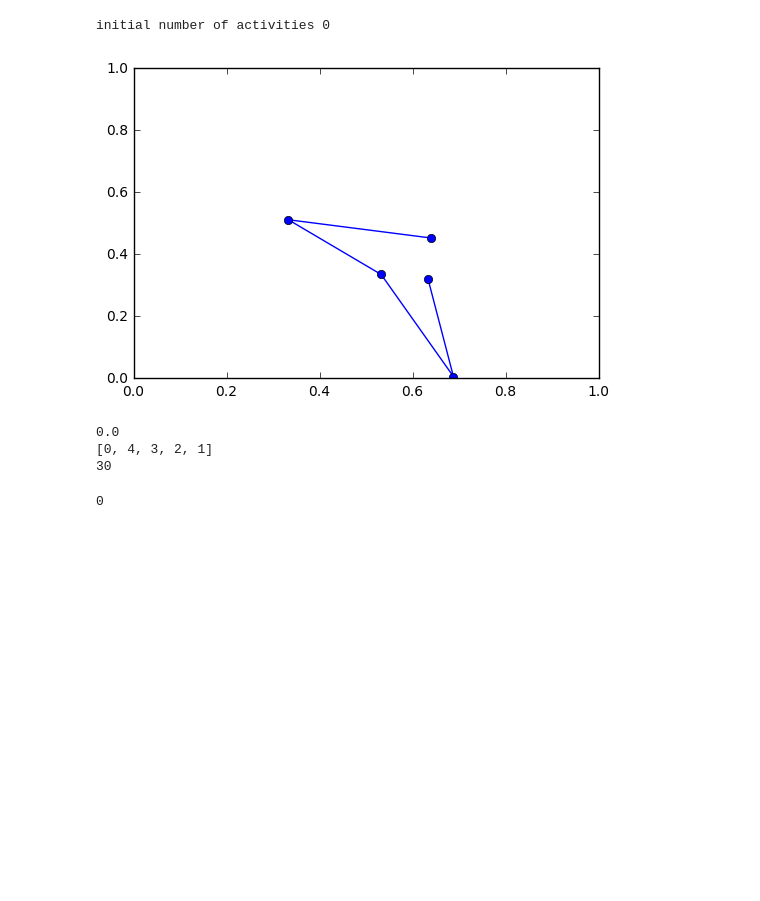
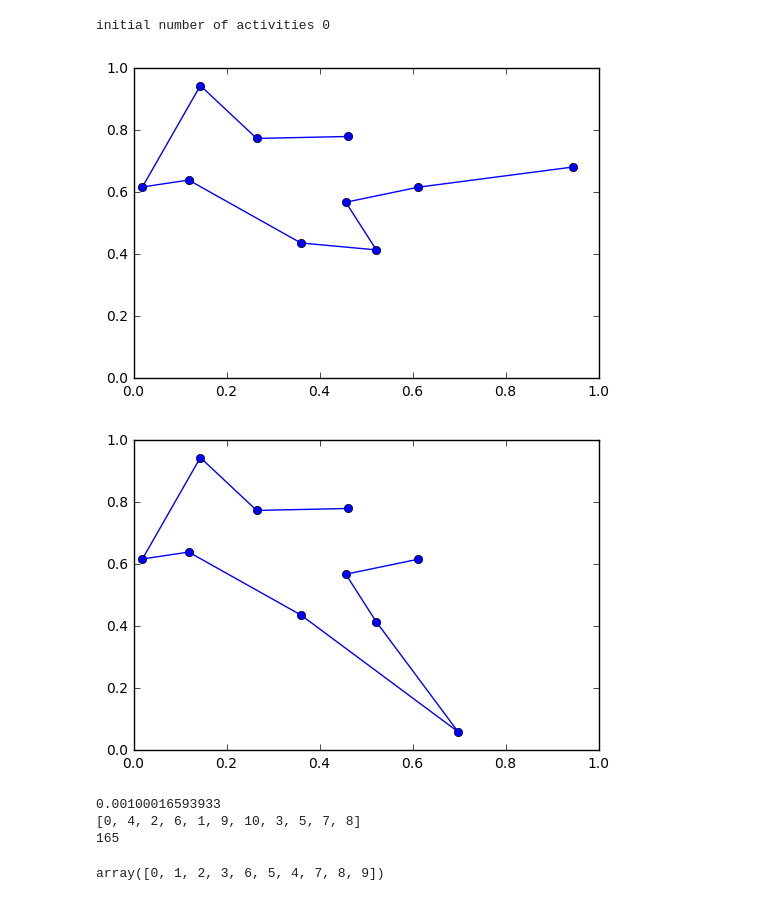
Before and after one commit to BrazierF/Hackathon_Shan17, a Jupyter notebook: travel_gen_notebook.ipynb, the cells around one changed output. Drawn from its saved outputs; the diff is of its cells as text; code cells hidden in the pictures; blank space fills up the shorter version.

```diff
--- a/travel_gen_notebook.ipynb
+++ b/travel_gen_notebook.ipynb
@@ -120,11 +121,25 @@ class Journey:
         self.tour_distance = self.tour_distance+best_insertion_cost
         return
 
-    def two_opt(self):
+    def lk2_tsp(self):
+        n=len(self.tour)
+        b=False #loop not finished yet
+        while(b)
+            b=False
+            for i in range(n):
+                for j in range(i+1,n):
+                    gain = -self.activities[tour[i]%n].distance(self.activities[tour[i+1]%n])-self.activities[tour[j]%n].distance(self.activities[tour[j+1]%n])+self.activities[tour[i]%n].distance(self.activities[tour[j]%n])+self.activities[tour[i+1]%n].distance(self.activities[tour[j+1]%n])
+                    if(gain>0):
+                        b=True
+                        #modify the tour
         return
+
+    def greedy_tsp(self):
+        return
 # %%
-N=5
+N=10
 l=[None]*N
+#np.random.seed(0)
 
 journey = Journey(0,[])
 
@@ -140,38 +155,38 @@ for i in range(N):
     l[i]=a
     journey.insert(a)
 
 end=time.time()
 
 for i in range(N):
     x[i]=journey.activities[journey.tour[i]].x_coord
     y[i]=journey.activities[journey.tour[i]].y_coord
 
 plt.plot(x,y,'o-')
 plt.axis([0,1,0,1])
 plt.show()
 
 b=Activity('',np.random.rand(), np.random.rand())
 journey.replace(a,b)
 
 for i in range(N):
     x[i]=journey.activities[journey.tour[i]].x_coord
     y[i]=journey.activities[journey.tour[i]].y_coord
 
 plt.plot(x,y,'o-')
 plt.axis([0,1,0,1])
 plt.show()
 
 print end-start
 print journey.tour
 print journey.nb_eval_dist
 del journey
 # %% [output]
 initial number of activities 0
-[figure, old version]
+[figure, new version]
+[figure, added]
-0.0
-[0, 4, 3, 2, 1]
-30
+0.00100016593933
+[0, 4, 2, 6, 1, 9, 10, 3, 5, 7, 8]
+165
 # %%
--1%1
 # %% [output]
-0
+array([0, 1, 2, 3, 6, 5, 4, 7, 8, 9])
```
Also changed, not shown: parts of 6 cells of this notebook.
